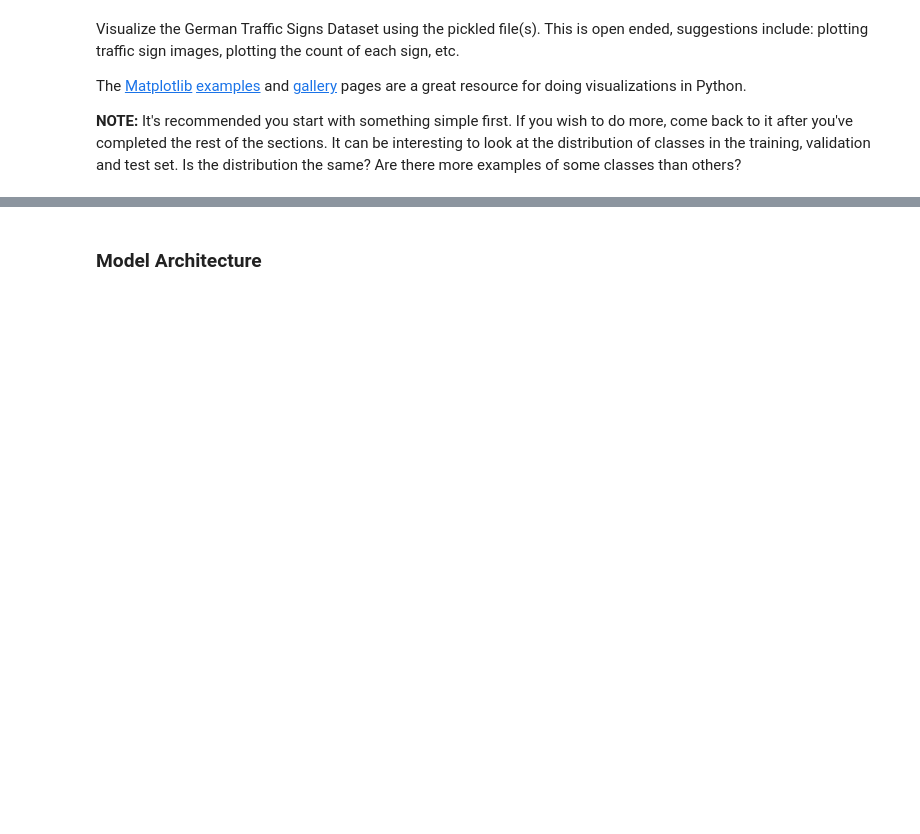
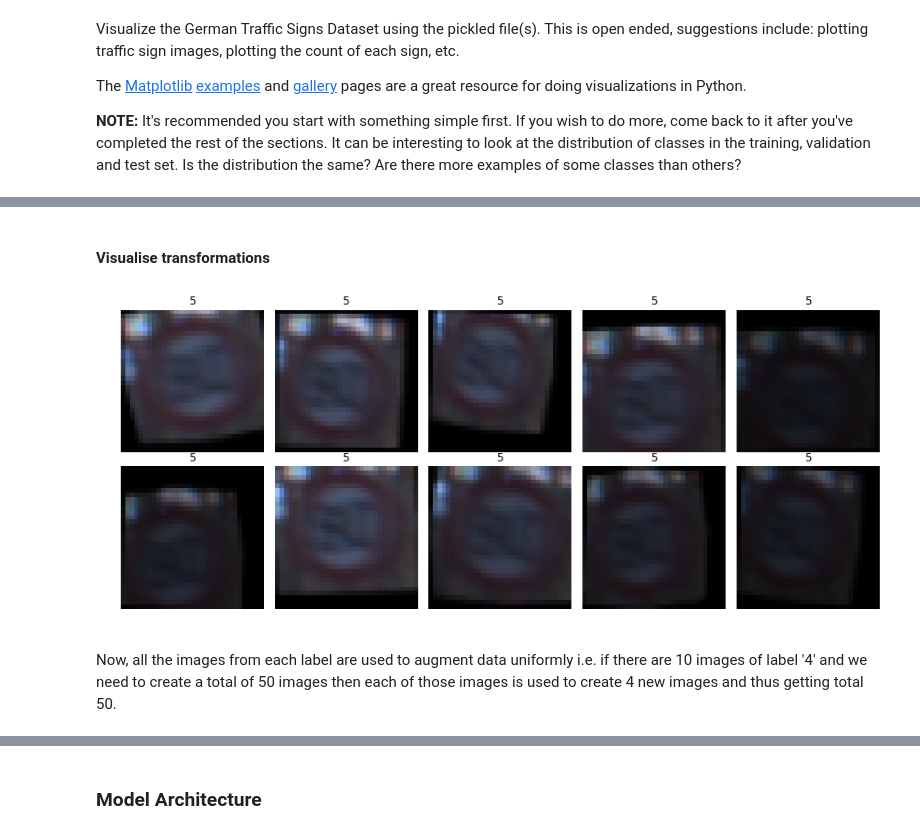
Before and after one commit to Ridhwanluthra/CarND-Traffic-Sign-Classifier-Project, a Jupyter notebook: Traffic_Sign_Classifier.ipynb, the cells around one changed output, grey strips where cells are left out. Drawn from its saved outputs; the diff is of its cells as text; code cells hidden in the pictures; blank space fills up the shorter version.

```diff
--- a/Traffic_Sign_Classifier.ipynb
+++ b/Traffic_Sign_Classifier.ipynb
@@ -305,0 +155,23 @@ Use the code cell (or multiple code cells, if necessary) to implement the first
+# %% [markdown]
+#### Visualise transformations
+# %%
+# show 10 images
+fig, axs = plt.subplots(2,5, figsize=(15, 6))
+fig.subplots_adjust(hspace = 0.1, wspace=0.01)
+axs = axs.ravel()
+index = random.randint(0, len(X_train))
+
+image = X_train[index]
+axs[i].axis('off')
+axs[i].imshow(image)
+axs[i].set_title(y_train[index])
+
+for i in range(10):
+    image = transform_image(X_train[index], 25, 2, 10.)
+    axs[i].axis('off')
+    axs[i].imshow(image)
+    axs[i].set_title(y_train[index])
+# %% [output]
+[figure, added]
+# %% [markdown]
+Now, all the images from each label are used to augment data uniformly i.e. if there are 10 images of label '4' and we need to create a total of 50 images then each of those images is used to create 4 new images and thus getting total 50.
```
Also changed, not shown: parts of 41 cells of this notebook, 14 other files.
